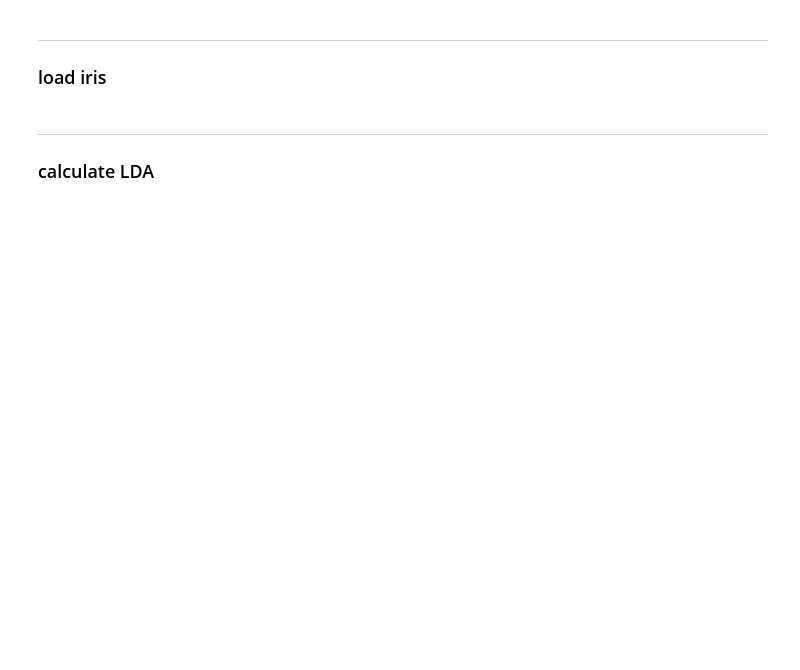
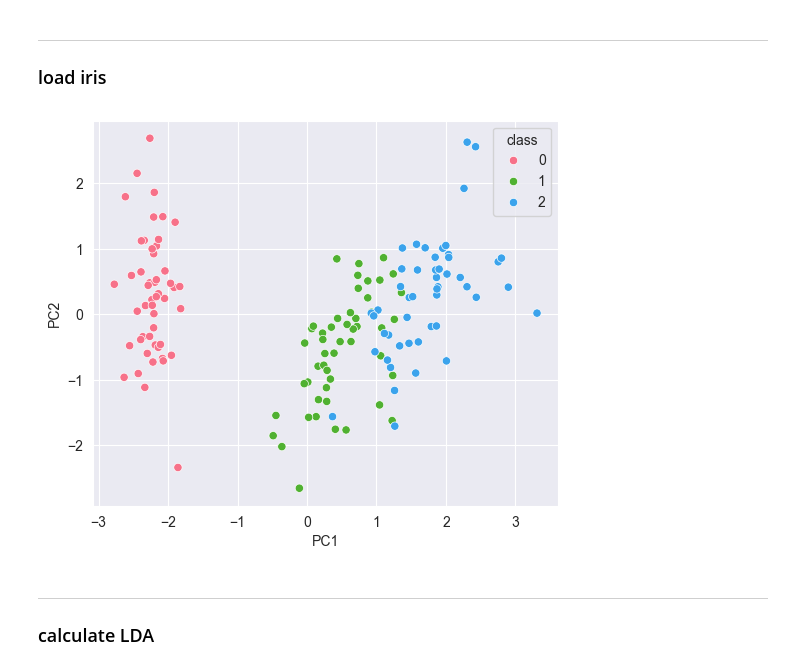
Before and after one commit to MTDoven/Machine-Learning, a Jupyter notebook: pattern_recognition/LDA/main.ipynb, the cells around one changed output. Cells and saved outputs as stored; diff of their text form; code cells hidden in the pictures; blank space fills up the shorter version.

```diff
--- a/pattern_recognition/LDA/main.ipynb
+++ b/pattern_recognition/LDA/main.ipynb
@@ -51,13 +51,15 @@ y = pd.factorize(y)[0]
 # %%
 from sklearn.datasets import load_iris
 from sklearn.preprocessing import StandardScaler
 iris = load_iris()
 X = iris.data
 y = iris.target
 scaler = StandardScaler()
 X = scaler.fit_transform(X)
-#draw(X, y)
-#plt.savefig("output.png", dpi=1000)
+draw(X, y)
+plt.savefig("output.png", dpi=1000)
+# %% [output]
+[figure, added]
 # %% [markdown]
 ---
 ### calculate LDA
```
Also changed, not shown: parts of 8 cells of this notebook.
